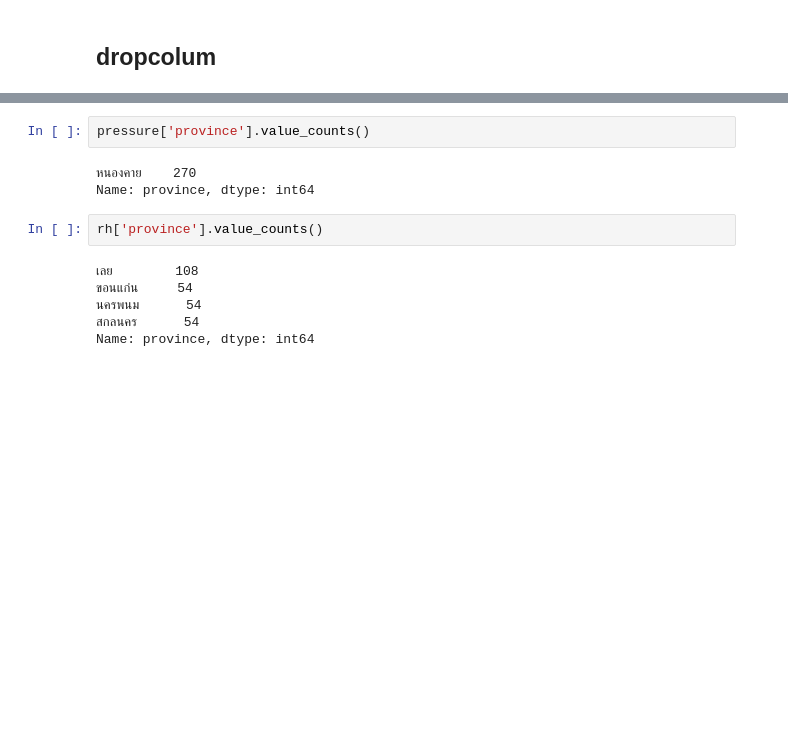
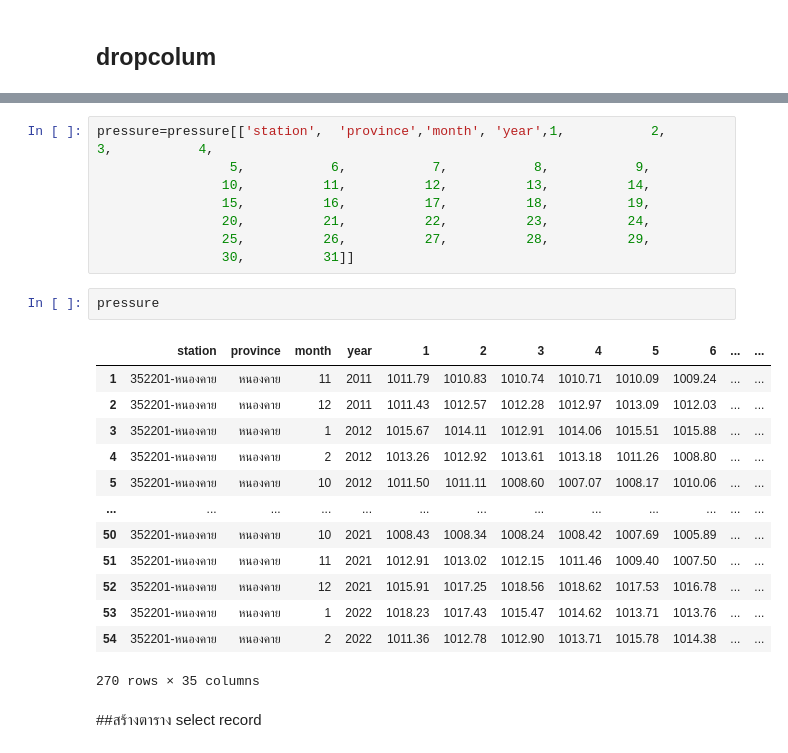
Before and after one commit to sucheerarighthere/bsc_dpdm22, a Jupyter notebook: QUIZ.ipynb, the cells around one changed output, grey strips where cells are left out. Cells and saved outputs as stored; diff of their text form; blank space fills up the shorter version.

```diff
--- a/QUIZ.ipynb
+++ b/QUIZ.ipynb
@@ -654,13 +668,26 @@ rh
+# %%
+pressure=pressure[['station',  'province','month', 'year',1,           2,           3,           4,
+                 5,           6,           7,           8,           9,
+                10,          11,          12,          13,          14,
+                15,          16,          17,          18,          19,
+                20,          21,          22,          23,          24,
+                25,          26,          27,          28,          29,
+                30,          31]]
 # %%
-pressure['province'].value_counts()
+pressure
 # %% [output]
+|  | station | province | month | year | 1 | 2 | 3 | 4 | 5 | 6 | ... | ... |
+| 1 | 352201-หนองคาย | หนองคาย | 11 | 2011 | 1011.79 | 1010.83 | 1010.74 | 1010.71 | 1010.09 | 1009.24 | ... | ... |
+| 2 | 352201-หนองคาย | หนองคาย | 12 | 2011 | 1011.43 | 1012.57 | 1012.28 | 1012.97 | 1013.09 | 1012.03 | ... | ... |
+| 3 | 352201-หนองคาย | หนองคาย | 1 | 2012 | 1015.67 | 1014.11 | 1012.91 | 1014.06 | 1015.51 | 1015.88 | ... | ... |
+| 4 | 352201-หนองคาย | หนองคาย | 2 | 2012 | 1013.26 | 1012.92 | 1013.61 | 1013.18 | 1011.26 | 1008.80 | ... | ... |
+| 5 | 352201-หนองคาย | หนองคาย | 10 | 2012 | 1011.50 | 1011.11 | 1008.60 | 1007.07 | 1008.17 | 1010.06 | ... | ... |
+| ... | ... | ... | ... | ... | ... | ... | ... | ... | ... | ... | ... | ... |
+| 50 | 352201-หนองคาย | หนองคาย | 10 | 2021 | 1008.43 | 1008.34 | 1008.24 | 1008.42 | 1007.69 | 1005.89 | ... | ... |
+| 51 | 352201-หนองคาย | หนองคาย | 11 | 2021 | 1012.91 | 1013.02 | 1012.15 | 1011.46 | 1009.40 | 1007.50 | ... | ... |
+| 52 | 352201-หนองคาย | หนองคาย | 12 | 2021 | 1015.91 | 1017.25 | 1018.56 | 1018.62 | 1017.53 | 1016.78 | ... | ... |
+| 53 | 352201-หนองคาย | หนองคาย | 1 | 2022 | 1018.23 | 1017.43 | 1015.47 | 1014.62 | 1013.71 | 1013.76 | ... | ... |
+| 54 | 352201-หนองคาย | หนองคาย | 2 | 2022 | 1011.36 | 1012.78 | 1012.90 | 1013.71 | 1015.78 | 1014.38 | ... | ... |
-หนองคาย    270
-Name: province, dtype: int64
+270 rows × 35 columns
-# %%
-rh['province'].value_counts()
-# %% [output]
-เลย        108
-ขอนแก่น     54
-นครพนม      54
-สกลนคร      54
-Name: province, dtype: int64
+# %% [markdown]
+##สร้างตาราง select record
```
Also changed, not shown: parts of 4 cells of this notebook.
